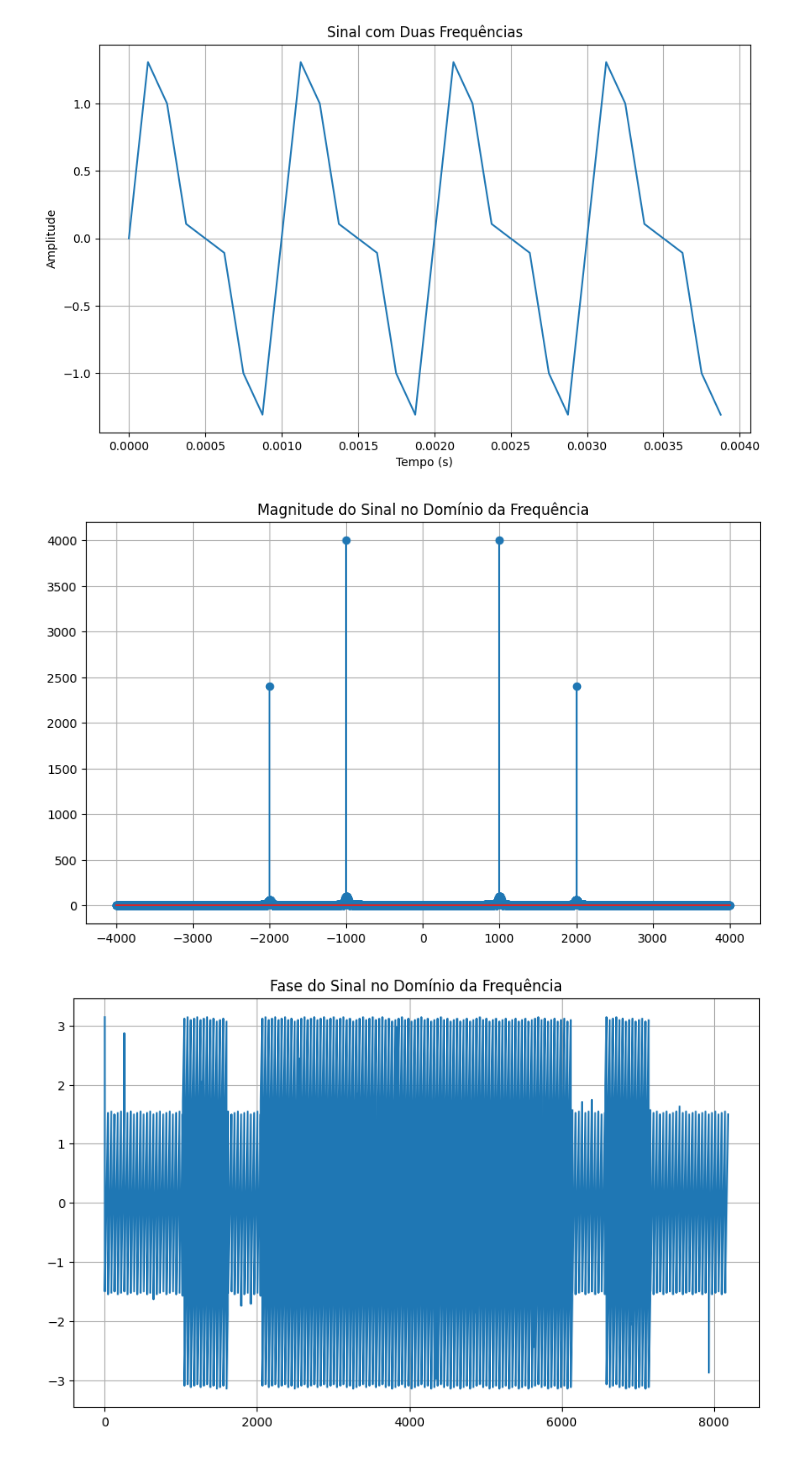
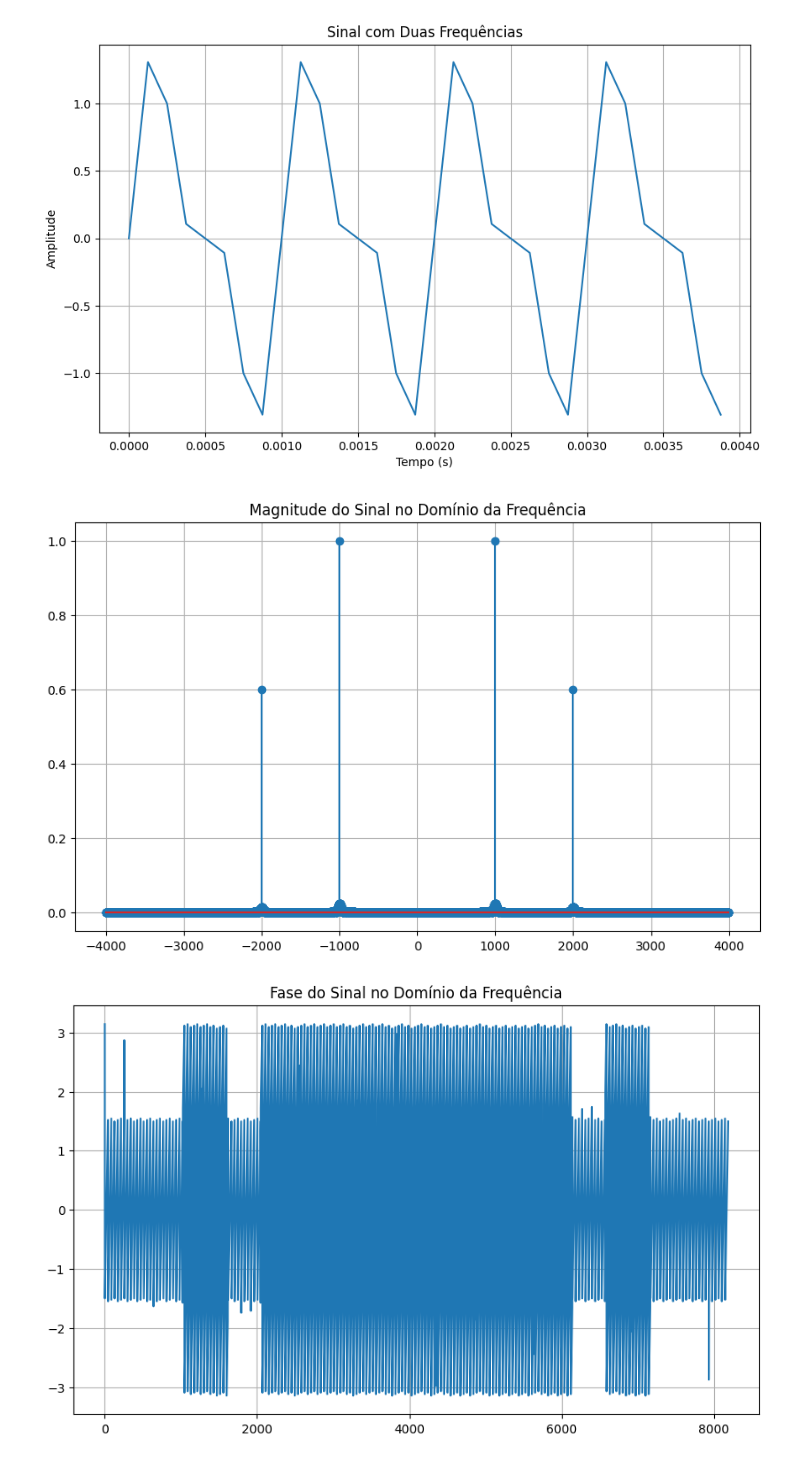
Before and after one commit to hortenciadiniz/FFT, a Jupyter notebook: FFT_HD.ipynb, the cells around one changed output. Saved outputs shown, nothing was run; the diff lists cells and outputs as text; code cells hidden in the pictures.

```diff
--- a/FFT_HD.ipynb
+++ b/FFT_HD.ipynb
@@ -77,30 +77,31 @@ X = fft_dit(sinal_final)
 # %%
 # Cria os vetores de frequência para os gráficos
 freq_X = np.fft.fftfreq(len(X), 1/taxa_amostragem)
 
 # Calcula a IFFT para reconstruir o sinal no domínio do tempo
 x_reconstructed = np.fft.ifft(X)
 
 # Plota a magnitude do sinal no domínio da frequência
+escala = 1/4000;
 plt.figure(figsize=(10, 6))
 plt.title('Magnitude do Sinal no Domínio da Frequência')
-plt.stem(freq_X, np.abs(X))
+plt.stem(freq_X, escala*np.abs(X))
 plt.grid(True)
 
 # Plota a fase do sinal no domínio da frequência
 plt.figure(figsize=(10, 6))
 plt.title('Fase do Sinal no Domínio da Frequência')
 plt.plot(np.angle(X))
 plt.grid(True)
 
 # Calcula a IFFT para reconstruir o sinal no domínio do tempo
 plt.figure(figsize=(10, 6))
 plt.title('Sinal reconstruído no domínio do tempo')
 plt.plot(tempo[:int(taxa_amostragem*0.004)], x_reconstructed[:int(taxa_amostragem*0.004)])
 plt.grid(True)
 
 plt.show()
 # %% [output]
-[figure, old version]
+[figure, new version]
 [figure]
 [figure]
```
